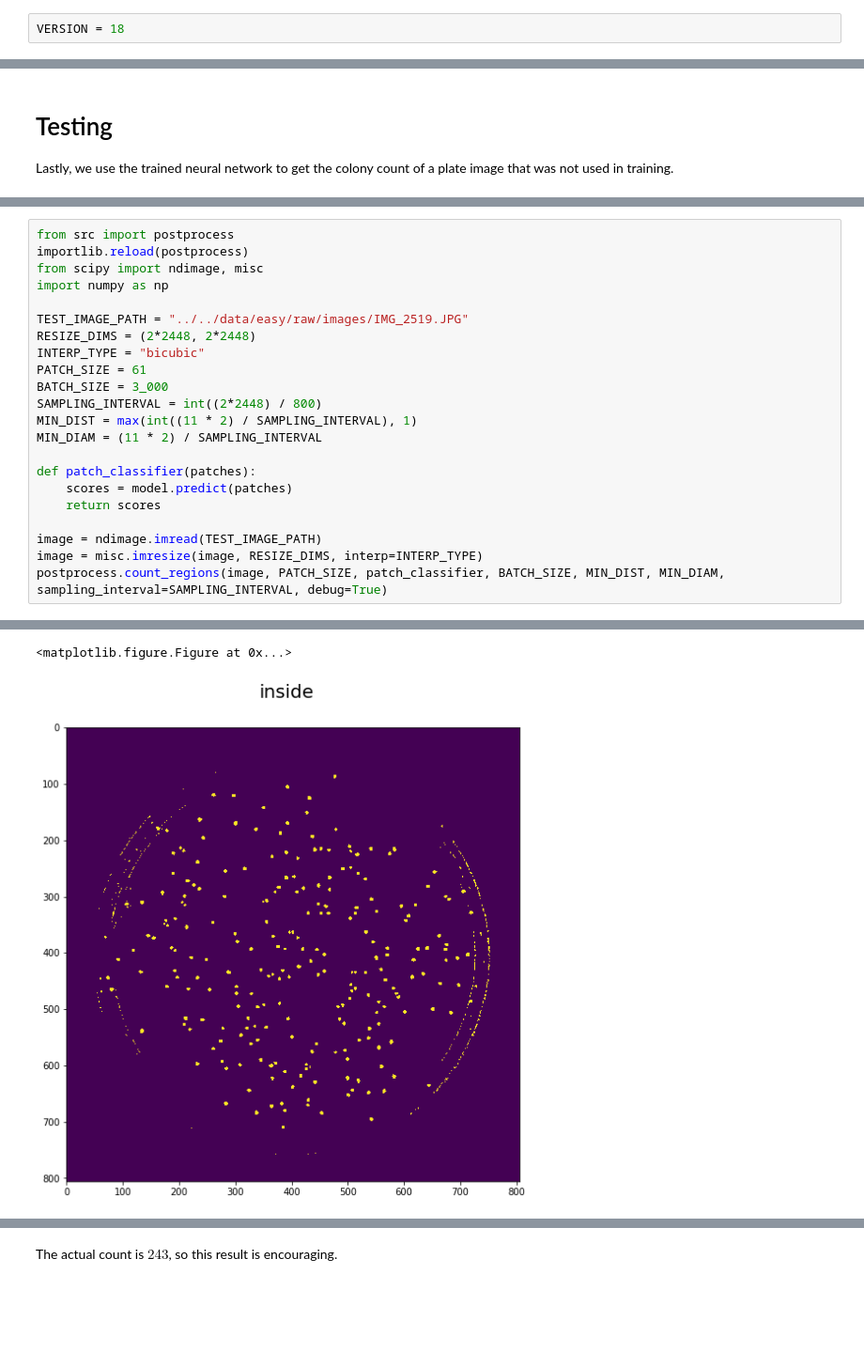
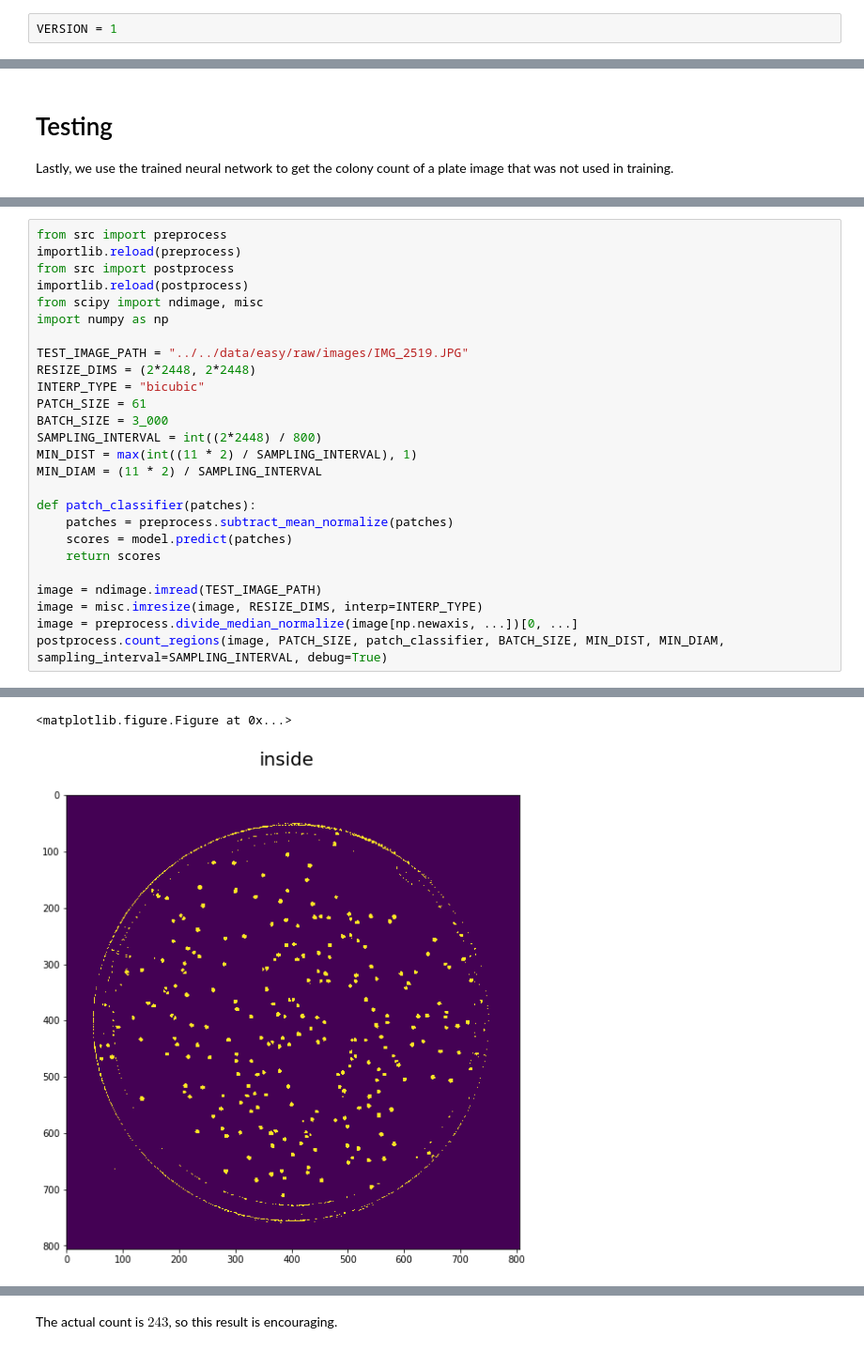
Before and after one commit to sheaconlon/cell_counting2, a Jupyter notebook: notes/count_by_segmentation/baseline.ipynb, the cells around one changed output, grey strips where cells are left out. Shown at 94% size. Saved outputs shown, nothing was run; the diff lists cells and outputs as text; blank space fills up the shorter version.

```diff
--- a/notes/count_by_segmentation/baseline.ipynb
+++ b/notes/count_by_segmentation/baseline.ipynb
@@ -3,7 +3,7 @@
 
 This note demonstrates how to count cell colonies on plates of growth medium. It uses convolutional neural networks to perform image segmentation; some postprocessing steps turn these image segmentations into counts. The neural network architecture is that of Valen et al. (see `/readings/Valen et al.md`).
 # %%
-VERSION = 18
+VERSION = 1
 # %%
 import sys, importlib
 
@@ -232,4 +284,6 @@ Lastly, we use the trained neural network to get the colony count of a plate ima
 # %%
+from src import preprocess
+importlib.reload(preprocess)
 from src import postprocess
 importlib.reload(postprocess)
 from scipy import ndimage, misc
@@ -245,11 +299,13 @@ MIN_DIST = max(int((11 * 2) / SAMPLING_INTERVAL), 1)
 MIN_DIAM = (11 * 2) / SAMPLING_INTERVAL
 
 def patch_classifier(patches):
+    patches = preprocess.subtract_mean_normalize(patches)
     scores = model.predict(patches)
     return scores
 
 image = ndimage.imread(TEST_IMAGE_PATH)
 image = misc.imresize(image, RESIZE_DIMS, interp=INTERP_TYPE)
+image = preprocess.divide_median_normalize(image[np.newaxis, ...])[0, ...]
 postprocess.count_regions(image, PATCH_SIZE, patch_classifier, BATCH_SIZE, MIN_DIST, MIN_DIAM, sampling_interval=SAMPLING_INTERVAL, debug=True)
 # %% [output]
 `imread` is deprecated in SciPy 1.0.0.
@@ -261,3 +317,3 @@ Use ``skimage.transform.resize`` instead.
 <matplotlib.figure.Figure at 0x...>
-[figure, old version]
+[figure, new version]
 <matplotlib.figure.Figure at 0x...>
```
Also changed, not shown: parts of 12 cells of this notebook.
